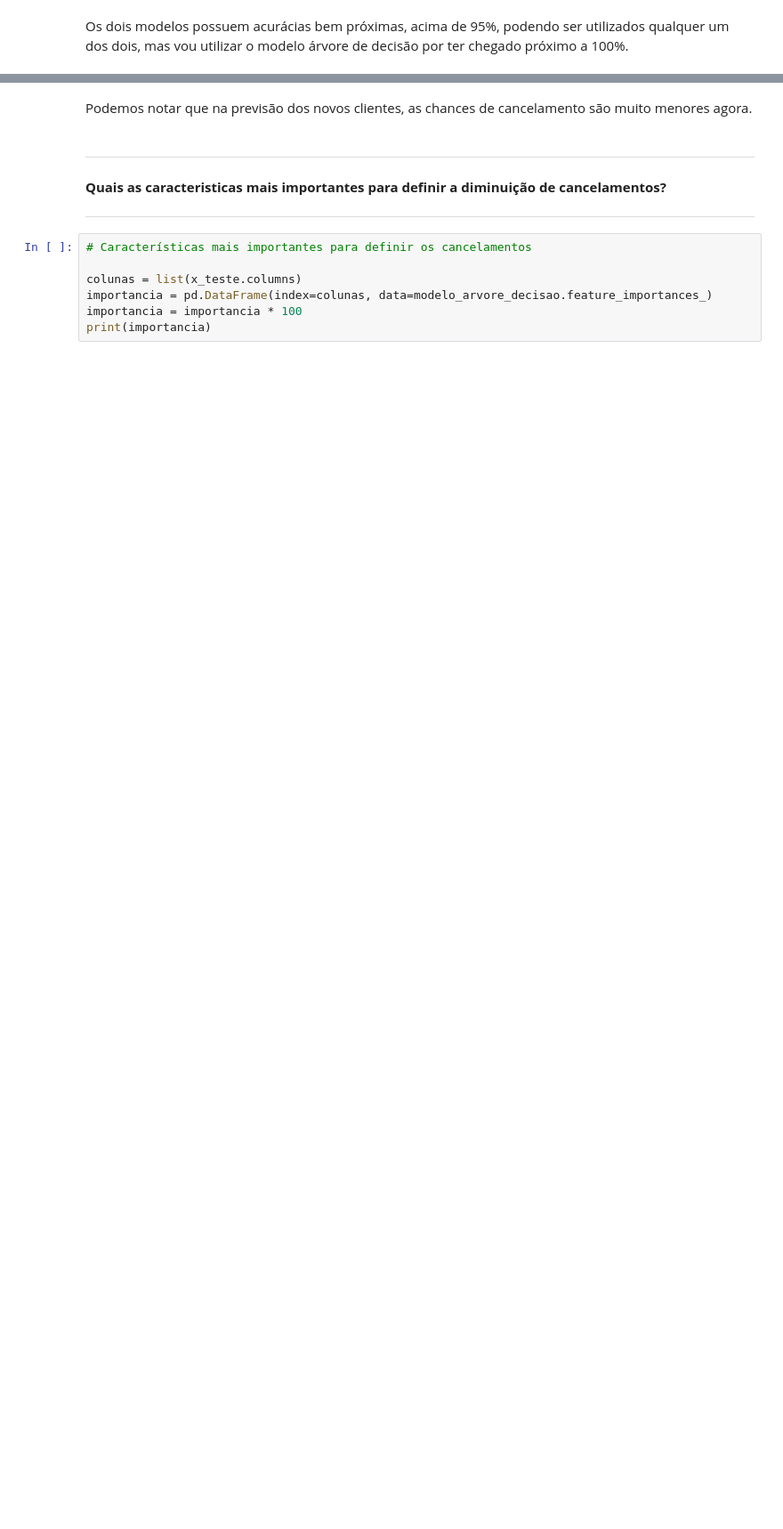
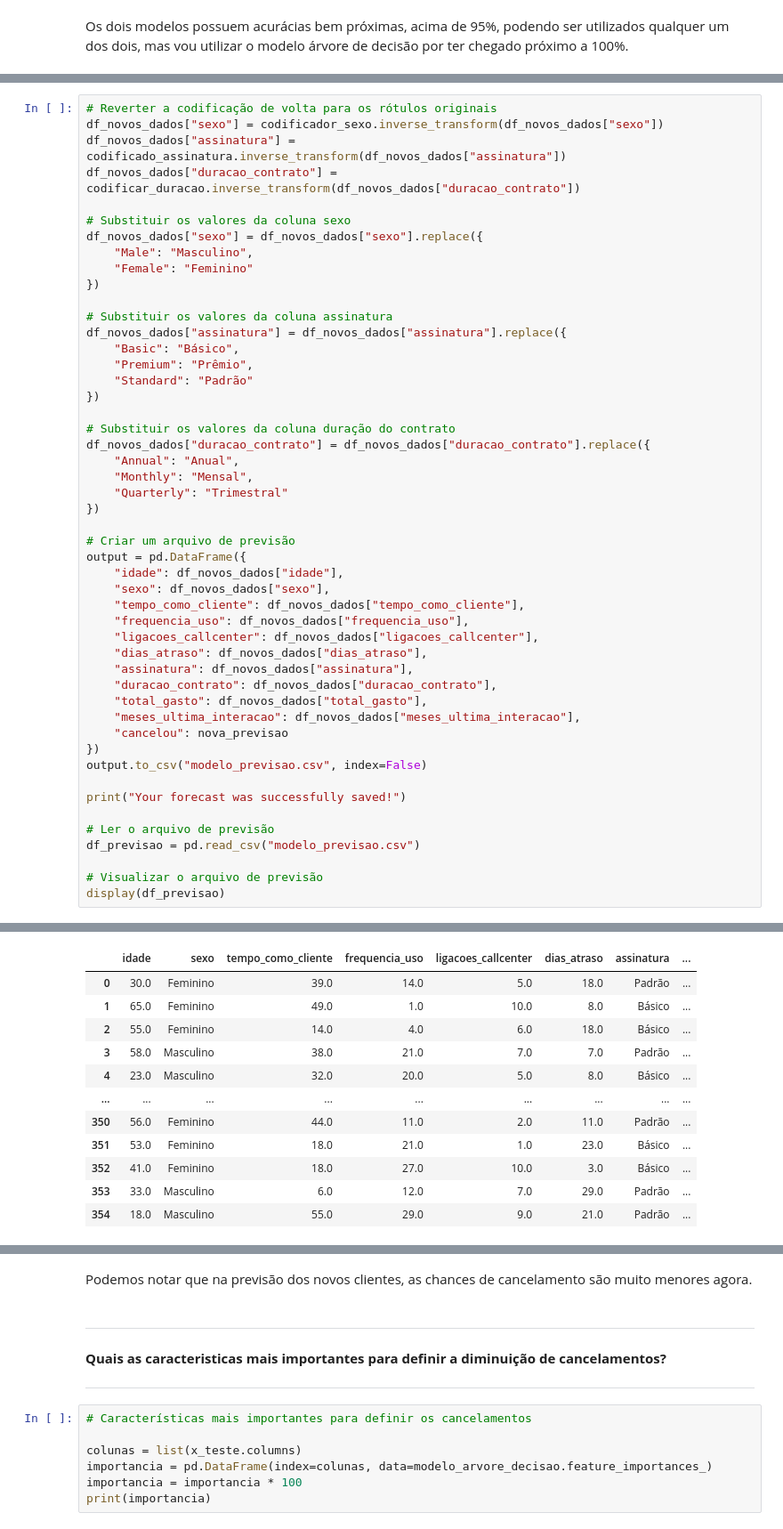
Before and after one commit to Robson-Python/Customer-Cancellation, a Jupyter notebook: cancelamentos.ipynb, the cells around one changed output, grey strips where cells are left out. Shown: that part at 89% size. Drawn from its saved outputs; the diff is of its cells as text; blank space fills up the shorter version.

```diff
--- a/cancelamentos.ipynb
+++ b/cancelamentos.ipynb
@@ -771,3 +771,53 @@ array(['Não', 'Não', 'Sim', 'Sim', 'Sim', 'Sim', 'Não', 'Sim', 'Sim',
        'Sim', 'Sim', 'Sim', 'Sim', 'Não', 'Sim', 'Sim', 'Não', 'Sim',
        'Não', 'Não', 'Sim', 'Sim', 'Sim', 'Não', 'Sim', 'Não', 'Não',
        'Não', 'Sim', 'Sim', 'Sim'], dtype=object)
+# %%
+# Reverter a codificação de volta para os rótulos originais
+df_novos_dados["sexo"] = codificador_sexo.inverse_transform(df_novos_dados["sexo"])
+df_novos_dados["assinatura"] = codificado_assinatura.inverse_transform(df_novos_dados["assinatura"])
+df_novos_dados["duracao_contrato"] = codificar_duracao.inverse_transform(df_novos_dados["duracao_contrato"])
+
+# Substituir os valores da coluna sexo
+df_novos_dados["sexo"] = df_novos_dados["sexo"].replace({
+    "Male": "Masculino",
+    "Female": "Feminino"
+})
+
+# Substituir os valores da coluna assinatura
+df_novos_dados["assinatura"] = df_novos_dados["assinatura"].replace({
+    "Basic": "Básico",
+    "Premium": "Prêmio",
+    "Standard": "Padrão"
+})
+
+# Substituir os valores da coluna duração do contrato
+df_novos_dados["duracao_contrato"] = df_novos_dados["duracao_contrato"].replace({
+    "Annual": "Anual",
+    "Monthly": "Mensal",
+    "Quarterly": "Trimestral"
+})
+
+# Criar um arquivo de previsão
+output = pd.DataFrame({
+    "idade": df_novos_dados["idade"],
+    "sexo": df_novos_dados["sexo"],
+    "tempo_como_cliente": df_novos_dados["tempo_como_cliente"],
+    "frequencia_uso": df_novos_dados["frequencia_uso"],
+    "ligacoes_callcenter": df_novos_dados["ligacoes_callcenter"],
+    "dias_atraso": df_novos_dados["dias_atraso"],
+    "assinatura": df_novos_dados["assinatura"],
+    "duracao_contrato": df_novos_dados["duracao_contrato"],
+    "total_gasto": df_novos_dados["total_gasto"],
+    "meses_ultima_interacao": df_novos_dados["meses_ultima_interacao"],
+    "cancelou": nova_previsao
+})
+output.to_csv("modelo_previsao.csv", index=False)
+
+print("Your forecast was successfully saved!")
+
+# Ler o arquivo de previsão
+df_previsao = pd.read_csv("modelo_previsao.csv")
+
+# Visualizar o arquivo de previsão
+display(df_previsao)
+# %% [output]
@@ -773,0 +825,12 @@ array(['Não', 'Não', 'Sim', 'Sim', 'Sim', 'Sim', 'Não', 'Sim', 'Sim',
+|  | idade | sexo | tempo_como_cliente | frequencia_uso | ligacoes_callcenter | dias_atraso | assinatura | ... |
+| 0 | 30.0 | Feminino | 39.0 | 14.0 | 5.0 | 18.0 | Padrão | ... |
+| 1 | 65.0 | Feminino | 49.0 | 1.0 | 10.0 | 8.0 | Básico | ... |
+| 2 | 55.0 | Feminino | 14.0 | 4.0 | 6.0 | 18.0 | Básico | ... |
+| 3 | 58.0 | Masculino | 38.0 | 21.0 | 7.0 | 7.0 | Padrão | ... |
+| 4 | 23.0 | Masculino | 32.0 | 20.0 | 5.0 | 8.0 | Básico | ... |
+| ... | ... | ... | ... | ... | ... | ... | ... | ... |
+| 350 | 56.0 | Feminino | 44.0 | 11.0 | 2.0 | 11.0 | Padrão | ... |
+| 351 | 53.0 | Feminino | 18.0 | 21.0 | 1.0 | 23.0 | Básico | ... |
+| 352 | 41.0 | Feminino | 18.0 | 27.0 | 10.0 | 3.0 | Básico | ... |
+| 353 | 33.0 | Masculino | 6.0 | 12.0 | 7.0 | 29.0 | Padrão | ... |
+| 354 | 18.0 | Masculino | 55.0 | 29.0 | 9.0 | 21.0 | Padrão | ... |
```
Also changed, not shown: parts of 7 cells of this notebook.
